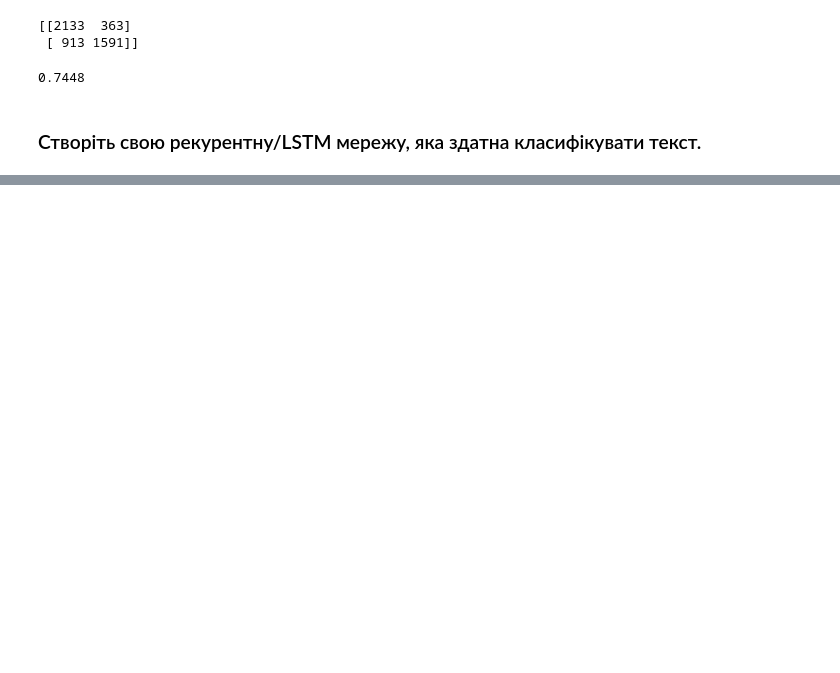
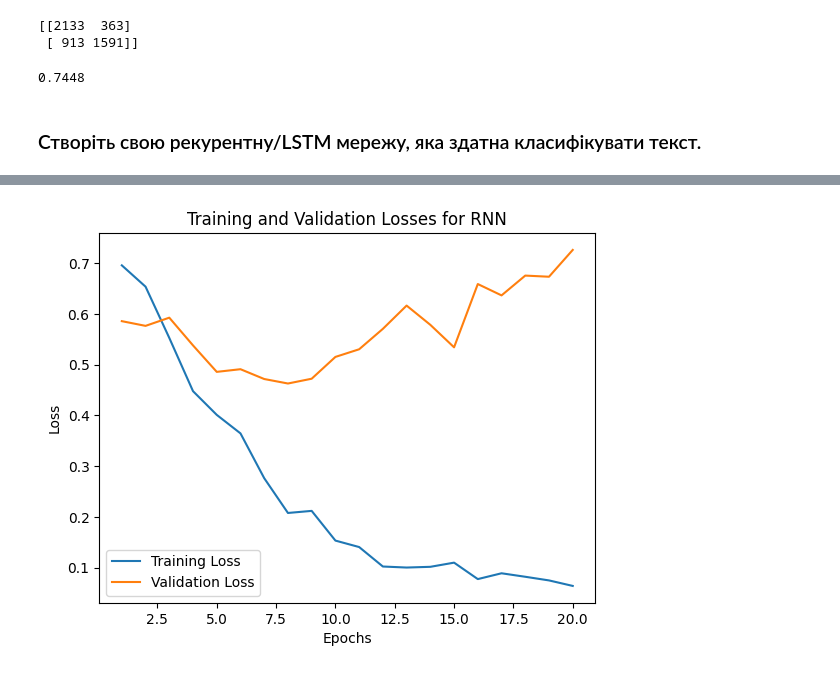
Before and after one commit to 4gn5t/DataInstrumentsPY, a Jupyter notebook: Lab10_TextWithNeuralNetwork/Lab10.ipynb, the cells around one changed output, grey strips where cells are left out. Saved outputs shown, nothing was run; the diff lists cells and outputs as text; code cells hidden in the pictures; blank space fills up the shorter version.

```diff
--- a/Lab10_TextWithNeuralNetwork/Lab10.ipynb
+++ b/Lab10_TextWithNeuralNetwork/Lab10.ipynb
@@ -61,0 +291,14 @@ GaussianNB()
+# %%
+def accuracy(outputs, labels):
+    _, preds = torch.max(outputs, dim=1)
+    return torch.tensor(torch.sum(preds == labels).item() / len(preds))
+# %%
+epochs = 20
+output_size = 3
+embedding_dim = 400
+hidden_dim = 256
+n_layers = 2
+vocab_size = len(tokenizer.word_index) + 1
+
+rnn_model = RNN(output_size, embedding_dim, hidden_dim, n_layers).to(device)
+lstm_model = LSTM(vocab_size, embedding_dim, hidden_dim, output_size, n_layers).to(device)
@@ -61,0 +321,5 @@ GaussianNB()
+# %%
+rnn_optimizer = optim.Adam(rnn_model.parameters(), lr=0.001)
+lstm_optimizer = optim.Adam(lstm_model.parameters(), lr=0.001)
+
+criterion = nn.CrossEntropyLoss()
@@ -61,0 +366,3 @@ GaussianNB()
+# %%
+print("RNN: \n")
+rnn_train_losses, rnn_val_losses, rnn_val_accs = train_and_validate(rnn_model, rnn_optimizer, criterion, train_loader, val_loader, epochs, device)
@@ -61,0 +387,10 @@ GaussianNB()
+# %%
+plt.plot(range(1, epochs + 1), rnn_train_losses, label='Training Loss')
+plt.plot(range(1, epochs + 1), rnn_val_losses, label='Validation Loss')
+plt.title(f'Training and Validation Losses for RNN')
+plt.xlabel('Epochs')
+plt.ylabel('Loss')
+plt.legend()
+plt.show()
+# %% [output]
+[figure, added]
```
Also changed, not shown: parts of 32 cells of this notebook, 1 other file.
